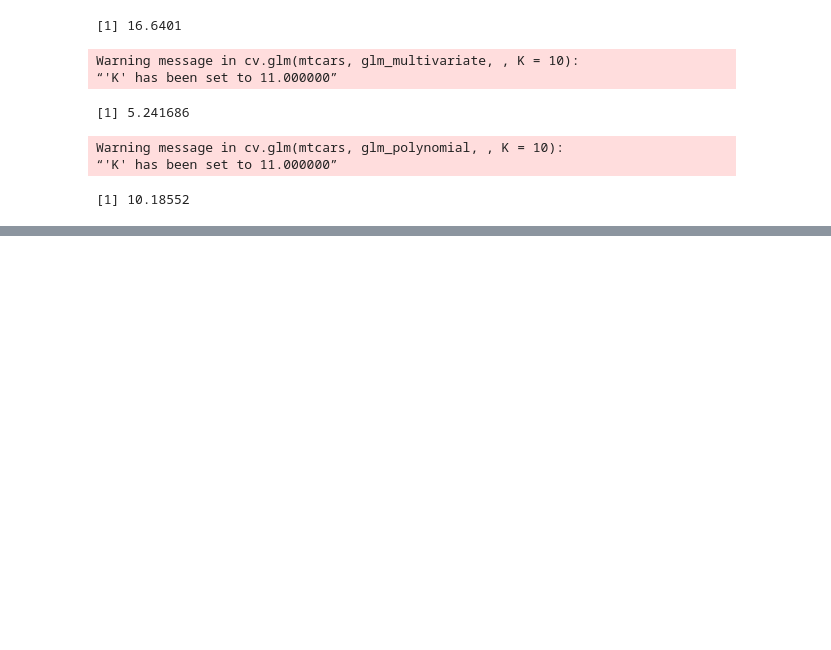
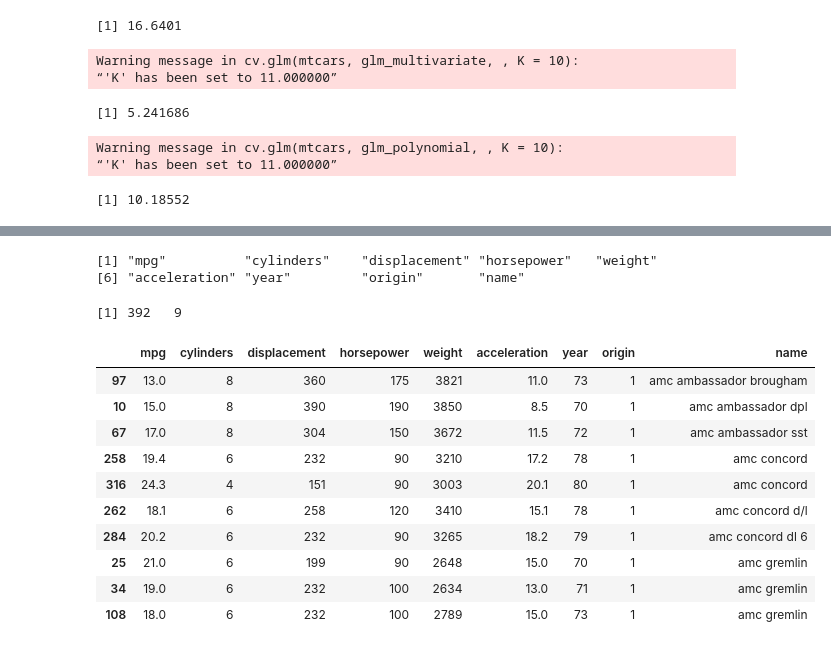
Before and after one commit to edkrueger/r-regression-labs, a Jupyter notebook: mtcars.ipynb, the cells around one changed output, grey strips where cells are left out. Cells and saved outputs as stored; diff of their text form; code cells hidden in the pictures; blank space fills up the shorter version.

```diff
--- a/mtcars.ipynb
+++ b/mtcars.ipynb
@@ -900,0 +930,9 @@ Warning message in cv.glm(mtcars, glm_polynomial, , K = 10):
+# %%
+# rename the dataset's variable and see some information about the dataset
+auto = Auto
+names(auto)
+dim(auto)
+# %% [output]
+[1] "mpg"          "cylinders"    "displacement" "horsepower"   "weight"
+[6] "acceleration" "year"         "origin"       "name"
+[1] 392   9
@@ -900,0 +942,15 @@ Warning message in cv.glm(mtcars, glm_polynomial, , K = 10):
+# %%
+# see the first 10 rows to identify duplicate names
+head(auto[order(auto$name),], 10)
+# %% [output]
+|  | mpg | cylinders | displacement | horsepower | weight | acceleration | year | origin | name |
+| 97 | 13.0 | 8 | 360 | 175 | 3821 | 11.0 | 73 | 1 | amc ambassador brougham |
+| 10 | 15.0 | 8 | 390 | 190 | 3850 | 8.5 | 70 | 1 | amc ambassador dpl |
+| 67 | 17.0 | 8 | 304 | 150 | 3672 | 11.5 | 72 | 1 | amc ambassador sst |
+| 258 | 19.4 | 6 | 232 | 90 | 3210 | 17.2 | 78 | 1 | amc concord |
+| 316 | 24.3 | 4 | 151 | 90 | 3003 | 20.1 | 80 | 1 | amc concord |
+| 262 | 18.1 | 6 | 258 | 120 | 3410 | 15.1 | 78 | 1 | amc concord d/l |
+| 284 | 20.2 | 6 | 232 | 90 | 3265 | 18.2 | 79 | 1 | amc concord dl 6 |
+| 25 | 21.0 | 6 | 199 | 90 | 2648 | 15.0 | 70 | 1 | amc gremlin |
+| 34 | 19.0 | 6 | 232 | 100 | 2634 | 13.0 | 71 | 1 | amc gremlin |
+| 108 | 18.0 | 6 | 232 | 100 | 2789 | 15.0 | 73 | 1 | amc gremlin |
```
Also changed, not shown: parts of 15 cells of this notebook.
